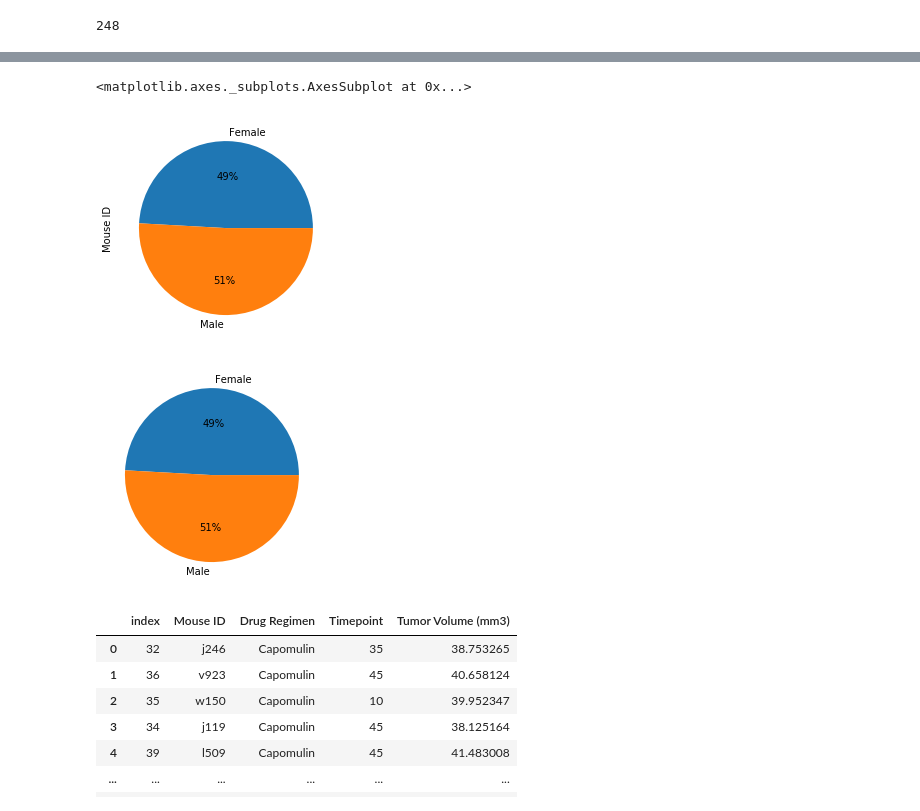
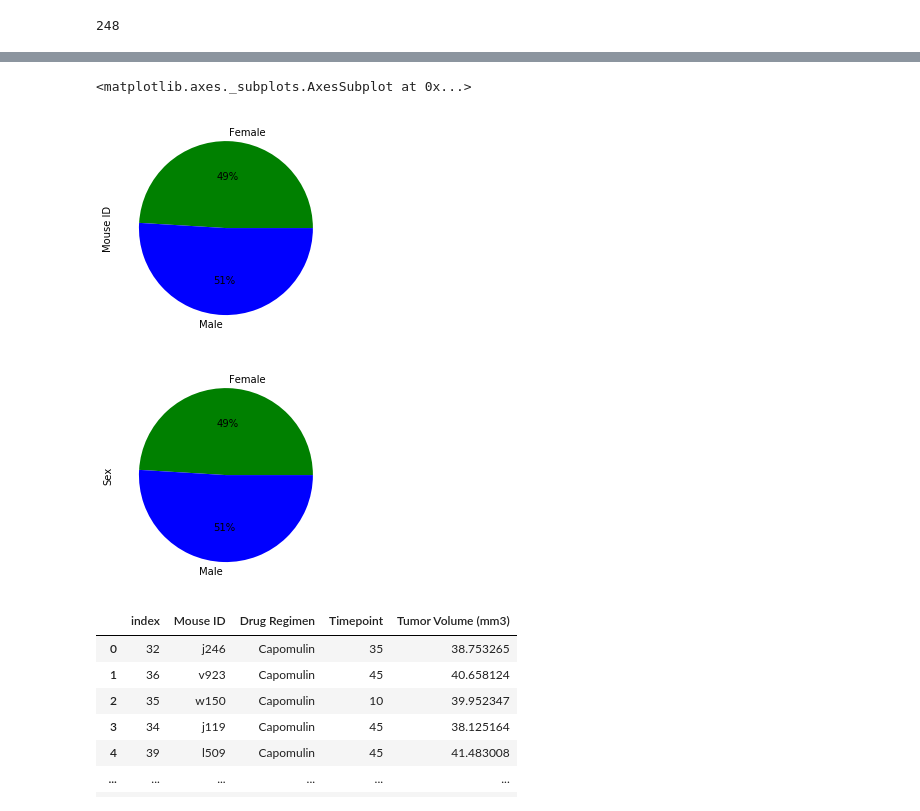
Before and after one commit to mattapallisravya/visualization-with-matplotlib, a Jupyter notebook: pymaceuticals.ipynb, the cells around one changed output, grey strips where cells are left out. Cells and saved outputs as stored; diff of their text form; code cells hidden in the pictures.

```diff
--- a/pymaceuticals.ipynb
+++ b/pymaceuticals.ipynb
@@ -137,16 +157,17 @@ plt.show()
 # %%
 # Generate a pie plot showing the distribution of female versus male mice using Pandas
 sex_distribution = combined_data_df.groupby("Sex").count()["Mouse ID"]
-sex_distribution.plot(kind="pie", autopct = "%1.0f%%")
+sex_distribution.plot(kind="pie", autopct = "%1.0f%%", colors=["green","blue"] )
 # %% [output]
 <matplotlib.axes._subplots.AxesSubplot at 0x...>
-[figure, old version]
+[figure, new version]
 # %%
 # Generate a pie plot showing the distribution of female versus male mice using pyplot
-plt.pie(sex_distribution.values,labels=sex_distribution.index, autopct="%1.0f%%")
+plt.pie(sex_distribution.values,labels=sex_distribution.index, autopct="%1.0f%%", textprops={'color':"black"},colors=["green","blue"])
+plt.ylabel("Sex")
 plt.show()
 # %% [output]
-[figure, old version]
+[figure, new version]
 # %%
 # getting the last (greatest) timepoint for each mouse
 df = combined_data_df.groupby(["Drug Regimen","Mouse ID"]).agg({"Timepoint":"max"})
```
Also changed, not shown: parts of 7 cells of this notebook.
